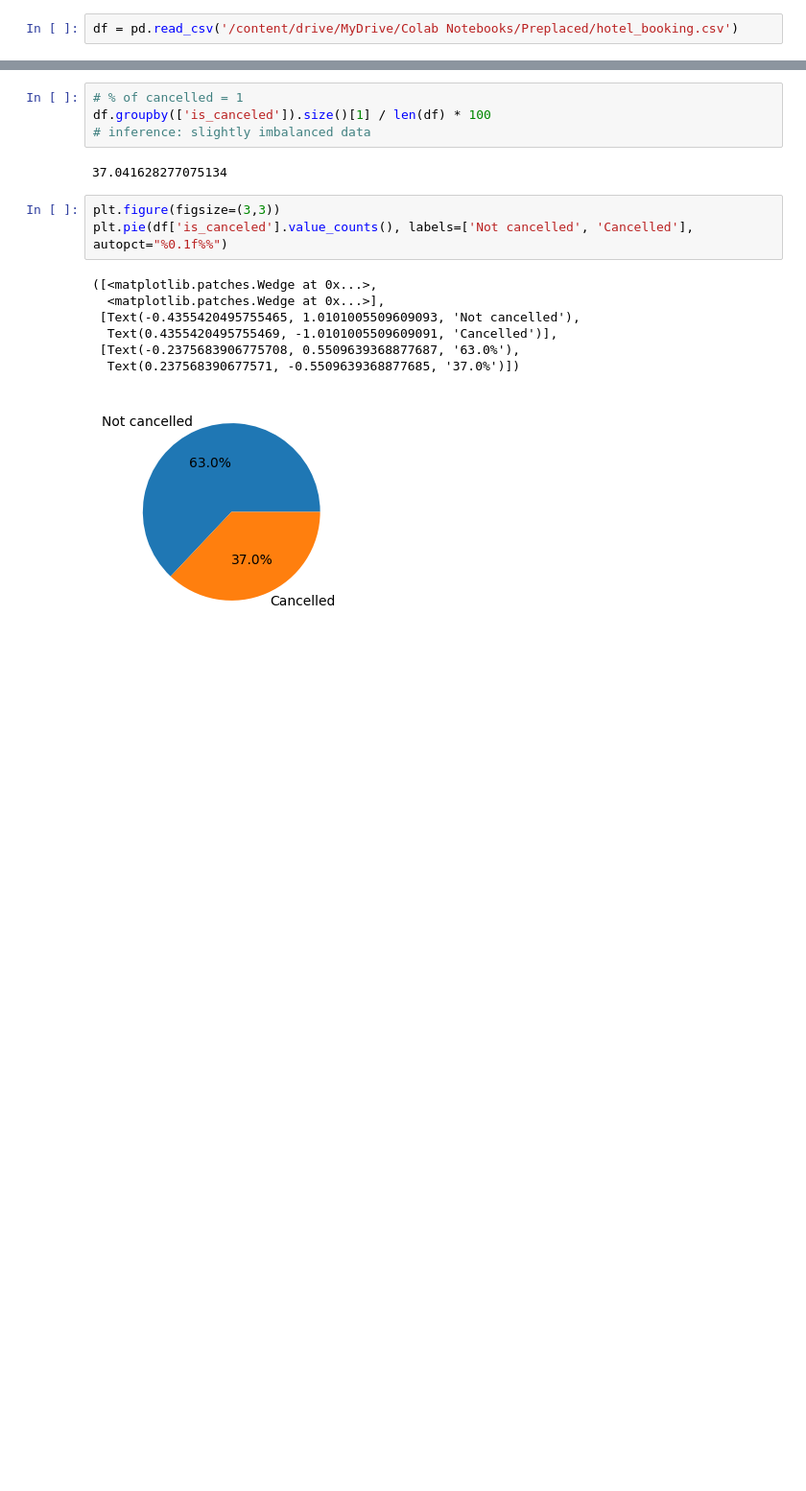
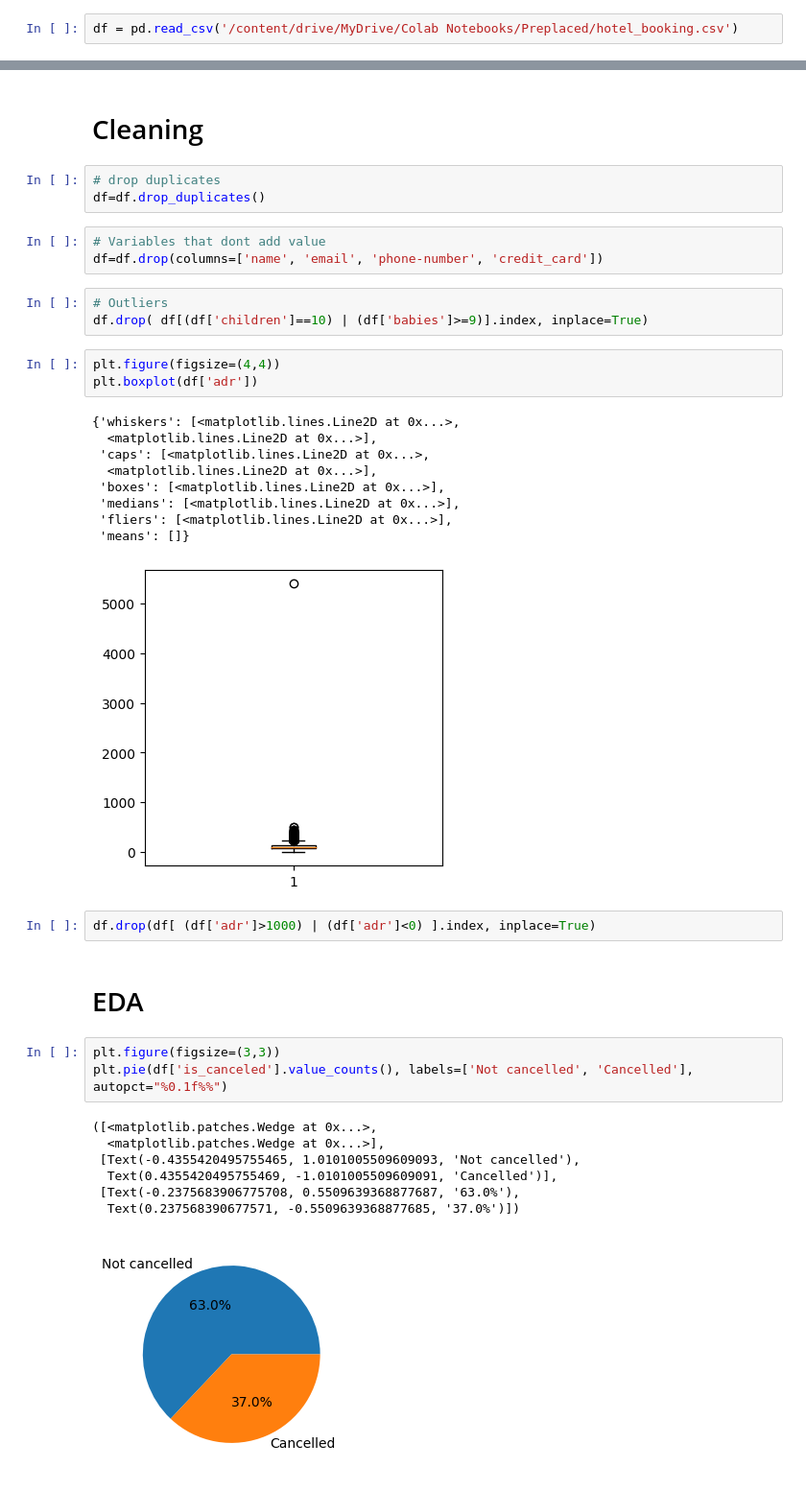
Before and after one commit to aditisadhu/hotel-booking-eda, a Jupyter notebook: Hotel_booking_Project_EDA.ipynb, the cells around one changed output, grey strips where cells are left out. Shown at 96% size. Drawn from its saved outputs; the diff is of its cells as text; blank space fills up the shorter version.

```diff
--- a/Hotel_booking_Project_EDA.ipynb
+++ b/Hotel_booking_Project_EDA.ipynb
@@ -57,9 +54,31 @@ Index(['hotel', 'is_canceled', 'lead_time', 'arrival_date_year',
-# %%
-# % of cancelled = 1
-df.groupby(['is_canceled']).size()[1] / len(df) * 100
-# inference: slightly imbalanced data
-# %% [output]
-37.041628277075134
+# %% [markdown]
+# Cleaning
+# %%
+# drop duplicates
+df=df.drop_duplicates()
+# %%
+# Variables that dont add value
+df=df.drop(columns=['name', 'email', 'phone-number', 'credit_card'])
+# %%
+# Outliers
+df.drop( df[(df['children']==10) | (df['babies']>=9)].index, inplace=True)
+# %%
+plt.figure(figsize=(4,4))
+plt.boxplot(df['adr'])
+# %% [output]
+{'whiskers': [<matplotlib.lines.Line2D at 0x...>,
+  <matplotlib.lines.Line2D at 0x...>],
+ 'caps': [<matplotlib.lines.Line2D at 0x...>,
+  <matplotlib.lines.Line2D at 0x...>],
+ 'boxes': [<matplotlib.lines.Line2D at 0x...>],
+ 'medians': [<matplotlib.lines.Line2D at 0x...>],
+ 'fliers': [<matplotlib.lines.Line2D at 0x...>],
+ 'means': []}
+[figure, added]
+# %%
+df.drop(df[ (df['adr']>1000) | (df['adr']<0) ].index, inplace=True)
+# %% [markdown]
+# EDA
 # %%
 plt.figure(figsize=(3,3))
 plt.pie(df['is_canceled'].value_counts(), labels=['Not cancelled', 'Cancelled'], autopct="%0.1f%%")
```
Also changed, not shown: parts of 22 cells of this notebook.
